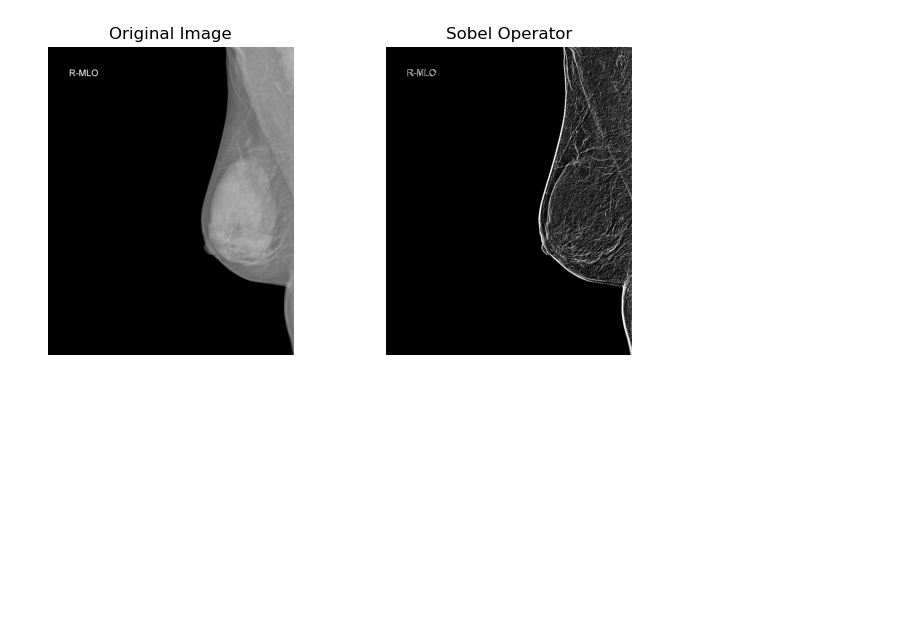
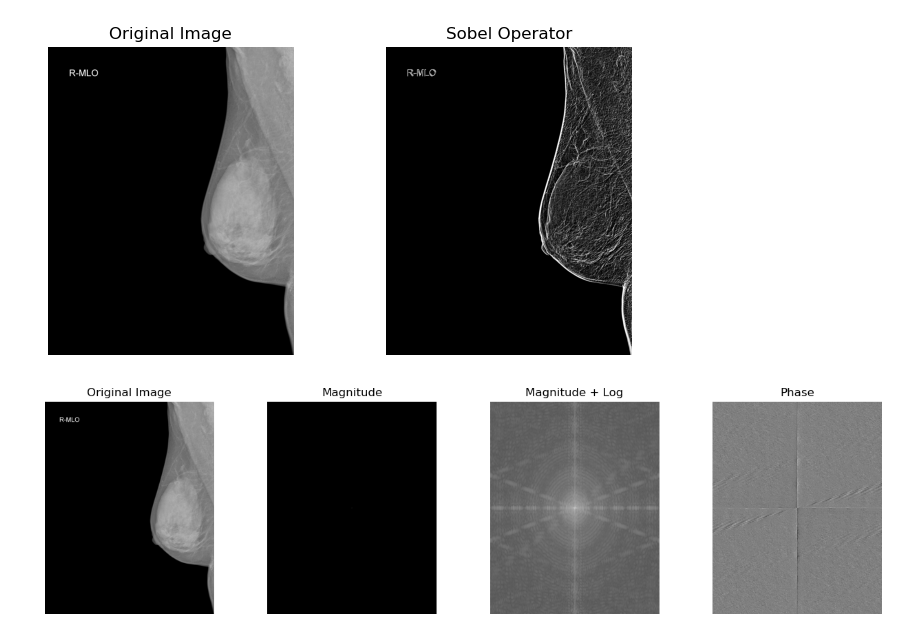
Before and after one commit to jefftorres/med-img, a Jupyter notebook: transforms.ipynb, the cells around one changed output. Cells and saved outputs as stored; diff of their text form; code cells hidden in the pictures; blank space fills up the shorter version.

Commit message:
Added fourier transforms (missing md/latex)

```diff
--- a/transforms.ipynb
+++ b/transforms.ipynb
@@ -247,3 +284,24 @@ sobel = cv.bitwise_or(sobelX, sobelY)
 dcm_show_transform([sobel], ['Sobel Operator'])
 # %% [output]
 [figure]
+# %%
+# Versión numpy
+# fourier = np.fft.fft2(img)
+# fshift = np.fft.fftshift(fourier)
+#
+# magnitude = np.abs(fshift)
+# mlog = c * np.log(magnitude)
+#
+# phase = np.angle(fshift)
+
+dft = cv.dft(np.float32(img), flags=cv.DFT_COMPLEX_OUTPUT)
+dft_shift = np.fft.fftshift(dft)
+
+magnitude = cv.magnitude(dft_shift[:, :, 0], dft_shift[:, :, 1])
+mlog = c * np.log(magnitude)
+
+phase = cv.phase(dft_shift[:, :, 0], dft_shift[:, :, 1])
+
+dcm_show_transform([magnitude, mlog, phase], ['Magnitude', 'Magnitude + Log', 'Phase'])
+# %% [output]
+[figure, added]
```
Also changed, not shown: parts of 4 cells of this notebook.
